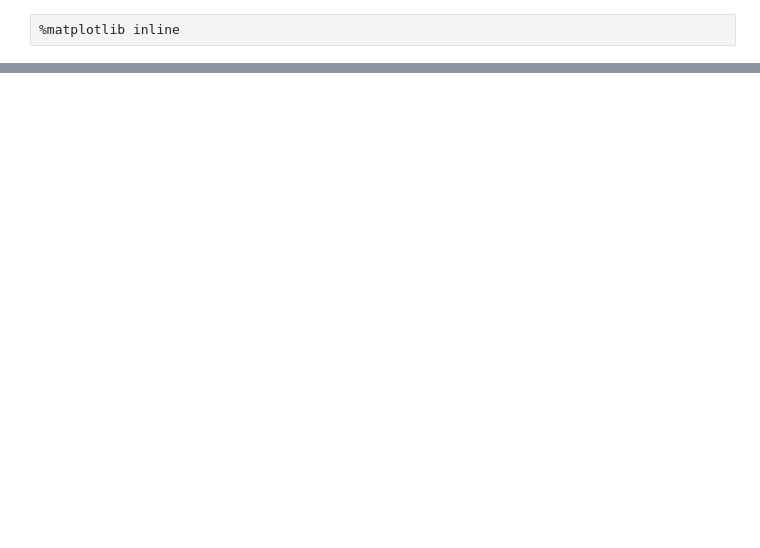
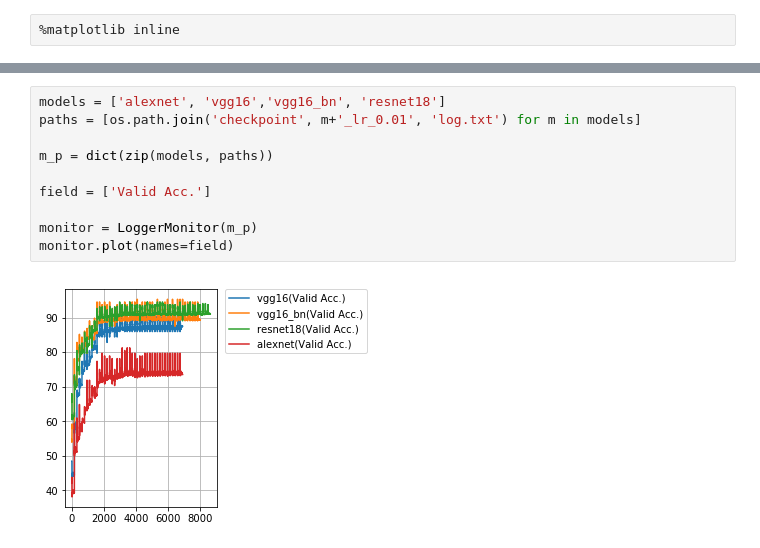
Before and after one commit to xuchaoxi/pytorch-classification, a Jupyter notebook: log_visual.ipynb, the cells around one changed output, grey strips where cells are left out. Drawn from its saved outputs; the diff is of its cells as text; blank space fills up the shorter version.

```diff
--- a/log_visual.ipynb
+++ b/log_visual.ipynb
@@ -33,0 +35,12 @@ logger.plot(names=['Valid Acc.'])
+# %%
+models = ['alexnet', 'vgg16','vgg16_bn', 'resnet18']
+paths = [os.path.join('checkpoint', m+'_lr_0.01', 'log.txt') for m in models]
+
+m_p = dict(zip(models, paths))
+
+field = ['Valid Acc.']
+
+monitor = LoggerMonitor(m_p)
+monitor.plot(names=field)
+# %% [output]
+[figure, added]
```
Also changed, not shown: parts of 6 cells of this notebook.
